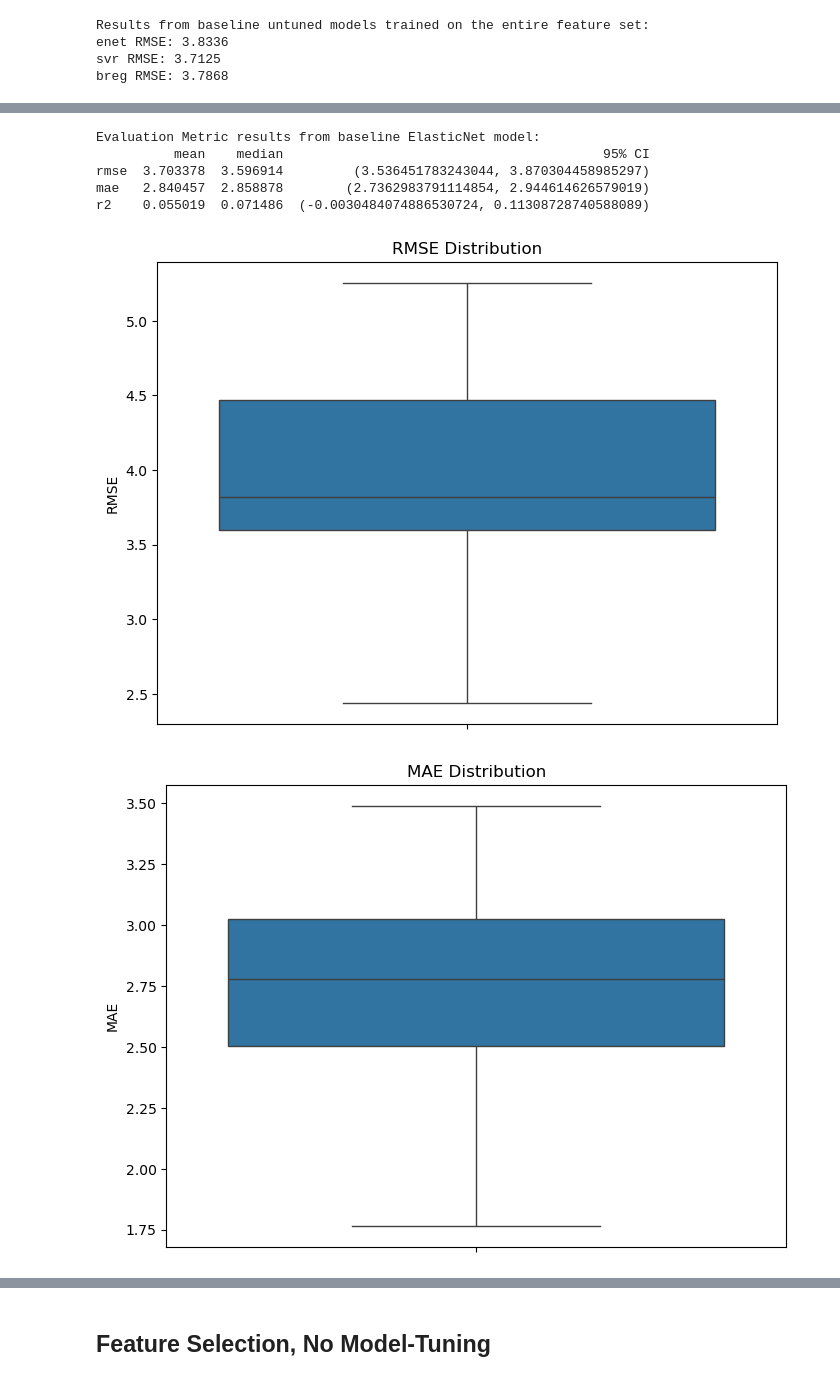
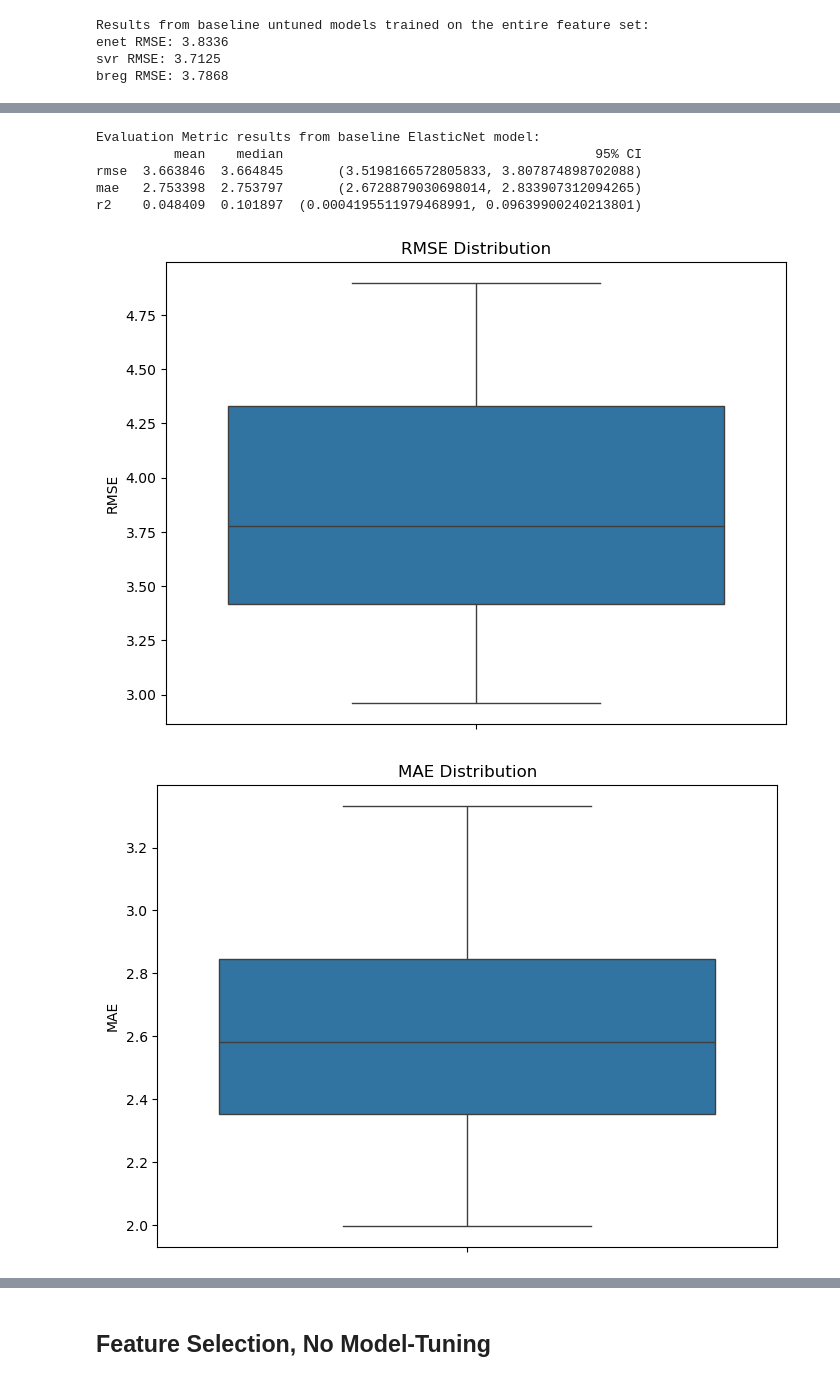
Before and after one commit to smertzani444/Assignment-1, a Jupyter notebook: models/model_analysis.ipynb, the cells around one changed output, grey strips where cells are left out. Cells and saved outputs as stored; diff of their text form; code cells hidden in the pictures.

```diff
--- a/models/model_analysis.ipynb
+++ b/models/model_analysis.ipynb
@@ -151,19 +122,19 @@ breg RMSE: 3.7868
 X, y = method.separate_features_target(val_reduced_df, target='BMI', columns_to_remove=['Sex', 'Host age'])
 
 # model_instance-> ElasticNet with default parameters and no feauture selection
-enet_results= method.evaluate_model(ElasticNet(), X, y, runs=30, test_size=0.2, save_path=None)
+enet_results= method.evaluate_model(ElasticNet(), X, y, runs=50, test_size=0.3, save_path=None)
 nofs_nomt_enet_df_summary = pd.DataFrame.from_dict(enet_results, orient='index')
 print('Evaluation Metric results from baseline ElasticNet model:')
 print(nofs_nomt_enet_df_summary)
 
 # model_instance-> SVR with default parameters and no feauture selection
-svr_results= method.evaluate_model(SVR(), X, y, runs=30, test_size=0.2, save_path=None)
+svr_results= method.evaluate_model(SVR(), X, y, runs=50, test_size=0.3, save_path=None)
 nofs_nomt_svr_df_summary = pd.DataFrame.from_dict(svr_results, orient='index')
 print('Evaluation Metric results from baseline SVR model:')
 print(nofs_nomt_svr_df_summary)
 
 # model_instance-> SVR with default parameters and no feauture selection
-breg_results= method.evaluate_model(BayesianRidge(), X, y, runs=30, test_size=0.2, save_path=None)
+breg_results= method.evaluate_model(BayesianRidge(), X, y, runs=50, test_size=0.3, save_path=None)
 nofs_nomt_breg_df_summary = pd.DataFrame.from_dict(breg_results, orient='index')
 print('Evaluation Metric results from baseline Bayesianregression model:')
 print(nofs_nomt_breg_df_summary)
@@ -174,7 +145,7 @@ print(nofs_nomt_breg_df_summary)
 Evaluation Metric results from baseline ElasticNet model:
-          mean    median                                         95% CI
-rmse  3.703378  3.596914         (3.536451783243044, 3.870304458985297)
-mae   2.840457  2.858878        (2.7362983791114854, 2.944614626579019)
-r2    0.055019  0.071486  (-0.0030484074886530724, 0.11308728740588089)
+          mean    median                                        95% CI
+rmse  3.663846  3.664845       (3.5198166572805833, 3.807874898702088)
+mae   2.753398  2.753797       (2.6728879030698014, 2.833907312094265)
+r2    0.048409  0.101897  (0.0004195511979468991, 0.09639900240213801)
-[figure, old version]
+[figure, new version]
-[figure, old version]
+[figure, new version]
```
Also changed, not shown: parts of 9 cells of this notebook, 5 other files.
